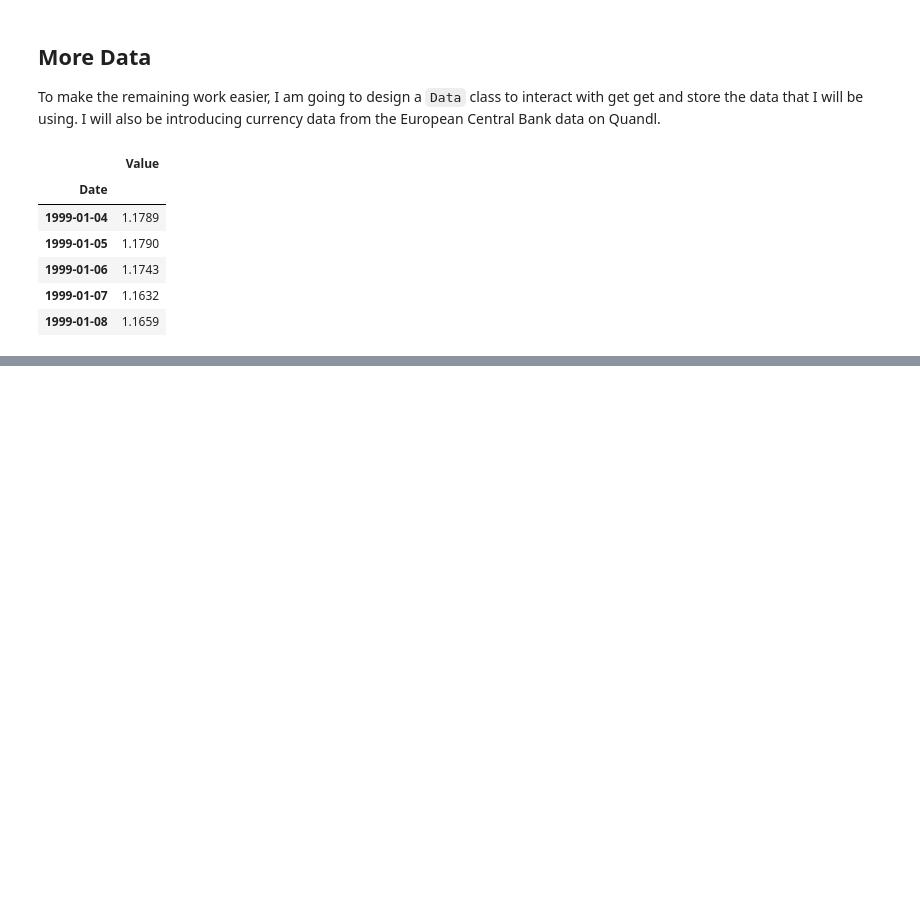
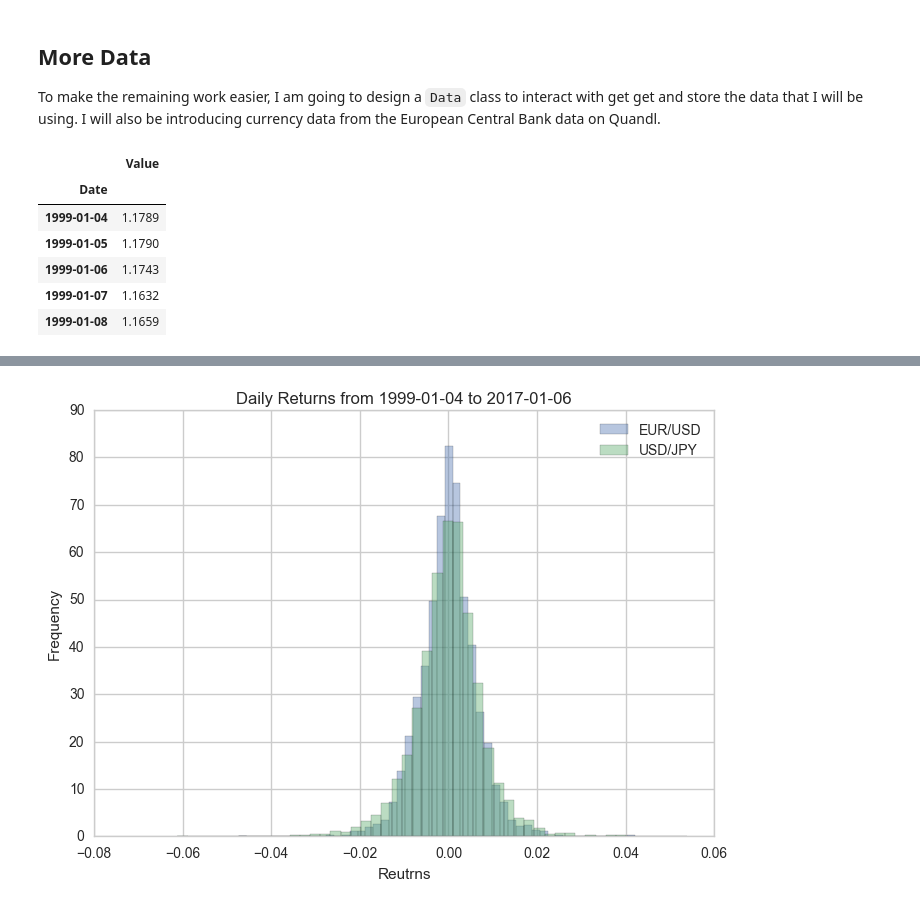
Before and after one commit to kfpotts1/Winter_COMP_370, a Jupyter notebook: Market_Normality_Research_Part_2.ipynb, the cells around one changed output, grey strips where cells are left out. Cells and saved outputs as stored; diff of their text form; code cells hidden in the pictures; blank space fills up the shorter version.

```diff
--- a/Market_Normality_Research_Part_2.ipynb
+++ b/Market_Normality_Research_Part_2.ipynb
@@ -306,0 +304,12 @@ data.equities.ma
+# %%
+# Plot some currencies
+eur_usd = data.currencies.USD.EUR
+usd_jpy = data.currencies.JPY.USD
+plt.hist(eur_usd.returns.values, bins=50, normed='true', alpha=0.4, label=eur_usd.pair_name)
+plt.hist(usd_jpy.returns.values, bins=50, normed='true', alpha=0.4, label=usd_jpy.pair_name)
+plt.xlabel('Reutrns')
+plt.ylabel('Frequency')
+plt.title('Daily Returns from {0} to {1}'.format(eur_usd.start.date(), eur_usd.end.date()))
+plt.legend();
+# %% [output]
+[figure, added]
```
Also changed, not shown: parts of 7 cells of this notebook, 1 other file.
